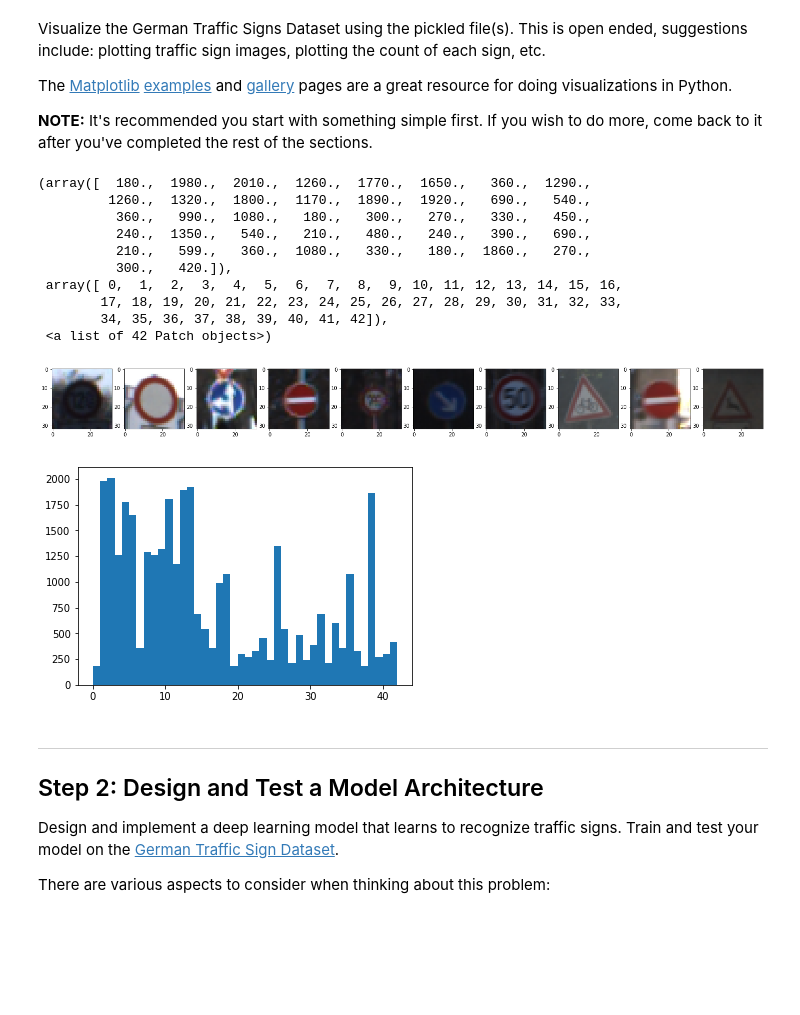
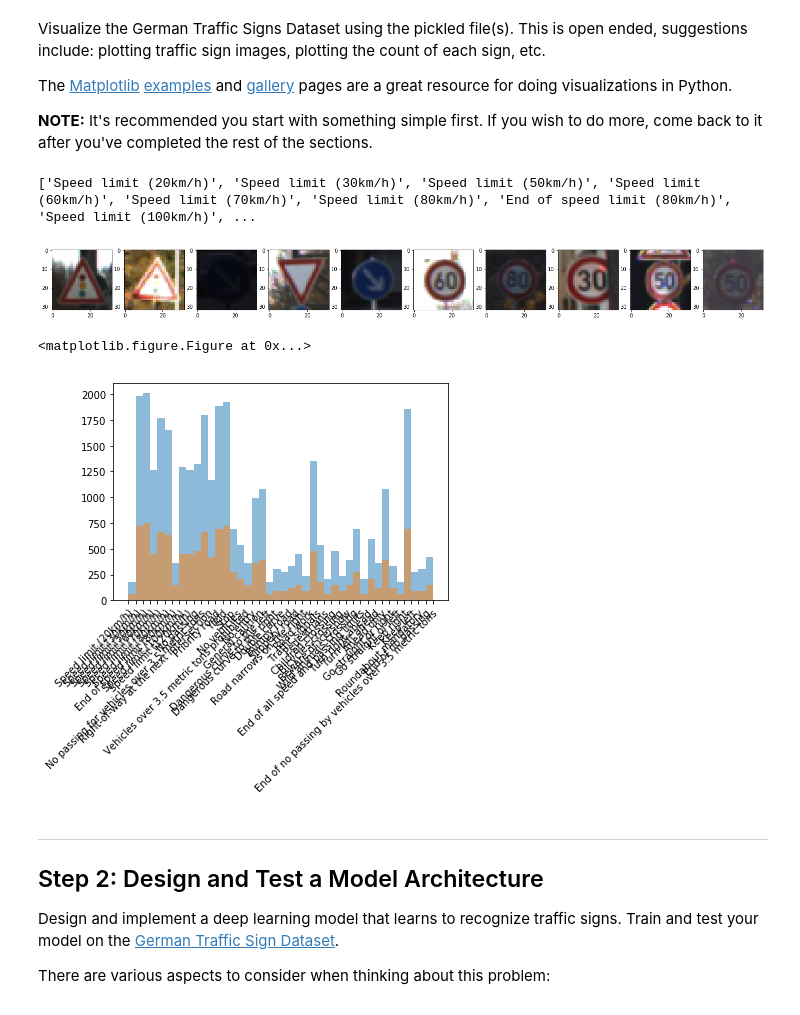
Before and after one commit to yliuosu/Self-Driving-Car, a Jupyter notebook: TrafficSignClassifier/Traffic_Sign_Classifier.ipynb, the cells around one changed output. Drawn from its saved outputs; the diff is of its cells as text; code cells hidden in the pictures; blank space fills up the shorter version.

Commit message:
docs: Modify the code for the exploratory visualization on the dataset

```diff
--- a/TrafficSignClassifier/Traffic_Sign_Classifier.ipynb
+++ b/TrafficSignClassifier/Traffic_Sign_Classifier.ipynb
@@ -103,38 +104,50 @@ The [Matplotlib](http://matplotlib.org/) [examples](http://matplotlib.org/exampl
 # %%
 ### Data exploration visualization code goes here.
 ### Feel free to use as many code cells as needed.
 import matplotlib.pyplot as plt
 import random
 # Visualizations will be shown in the notebook.
 %matplotlib inline
 
 mylist = list(range(len(X_train)))
 indexes = random.sample(mylist,  10)
 
 # randomly plot 10 traffic sign images from the training dataset
 fig = plt.figure(figsize=(25,25))
 N = len(indexes)
 for i in range(N):
     fig.add_subplot(1, N, i+1)
     image = X_train[indexes[i]].squeeze()
     plt.imshow(image)
 
-# draw the histogram of the count of each sign in the training data set
-fig = plt.figure()
-plt.hist(y_train, bins= range(len(n_classes)))
+# draw the histogram of the training data set and testing data set
+import csv
+# load the sign name from the csv file
+signnames = {}
+name = []
+with open('signnames.csv','rt') as csvfile:
+    readf=csv.reader(csvfile)
+    #skip the title line
+    next(readf)
+    for line in readf:
+        signnames[int(line[0])]=line[1]
+        name.append(line[1])
+#print(signnames)
+#print(name)
+#fig = plt.figure()
+fig, ax = plt.subplots()
+fig.figsize = (100,100)
+ax.hist(y_train, bins= range(len(n_classes)), label='training data')
+ax.hist(y_test, bins= range(len(n_classes)), label='test data')
+plt.xticks(range(len(n_classes)), name)
+ax.set_xticklabels(name,rotation=45, rotation_mode="anchor", ha="right")
+plt.show()
+#plt.hist(y_train, bins= range(len(n_classes)))
 # %% [output]
-(array([  180.,  1980.,  2010.,  1260.,  1770.,  1650.,   360.,  1290.,
-         1260.,  1320.,  1800.,  1170.,  1890.,  1920.,   690.,   540.,
-          360.,   990.,  1080.,   180.,   300.,   270.,   330.,   450.,
-          240.,  1350.,   540.,   210.,   480.,   240.,   390.,   690.,
-          210.,   599.,   360.,  1080.,   330.,   180.,  1860.,   270.,
-          300.,   420.]),
- array([ 0,  1,  2,  3,  4,  5,  6,  7,  8,  9, 10, 11, 12, 13, 14, 15, 16,
-        17, 18, 19, 20, 21, 22, 23, 24, 25, 26, 27, 28, 29, 30, 31, 32, 33,
-        34, 35, 36, 37, 38, 39, 40, 41, 42]),
- <a list of 42 Patch objects>)
+['Speed limit (20km/h)', 'Speed limit (30km/h)', 'Speed limit (50km/h)', 'Speed limit (60km/h)', 'Speed limit (70km/h)', 'Speed limit (80km/h)', 'End of speed limit (80km/h)', 'Speed limit (100km/h)', ...
-[figure, old version]
+[figure, new version]
+<matplotlib.figure.Figure at 0x...>
-[figure, old version]
+[figure, new version]
 # %% [markdown]
 ----
 
```
Also changed, not shown: parts of 3 cells of this notebook.
